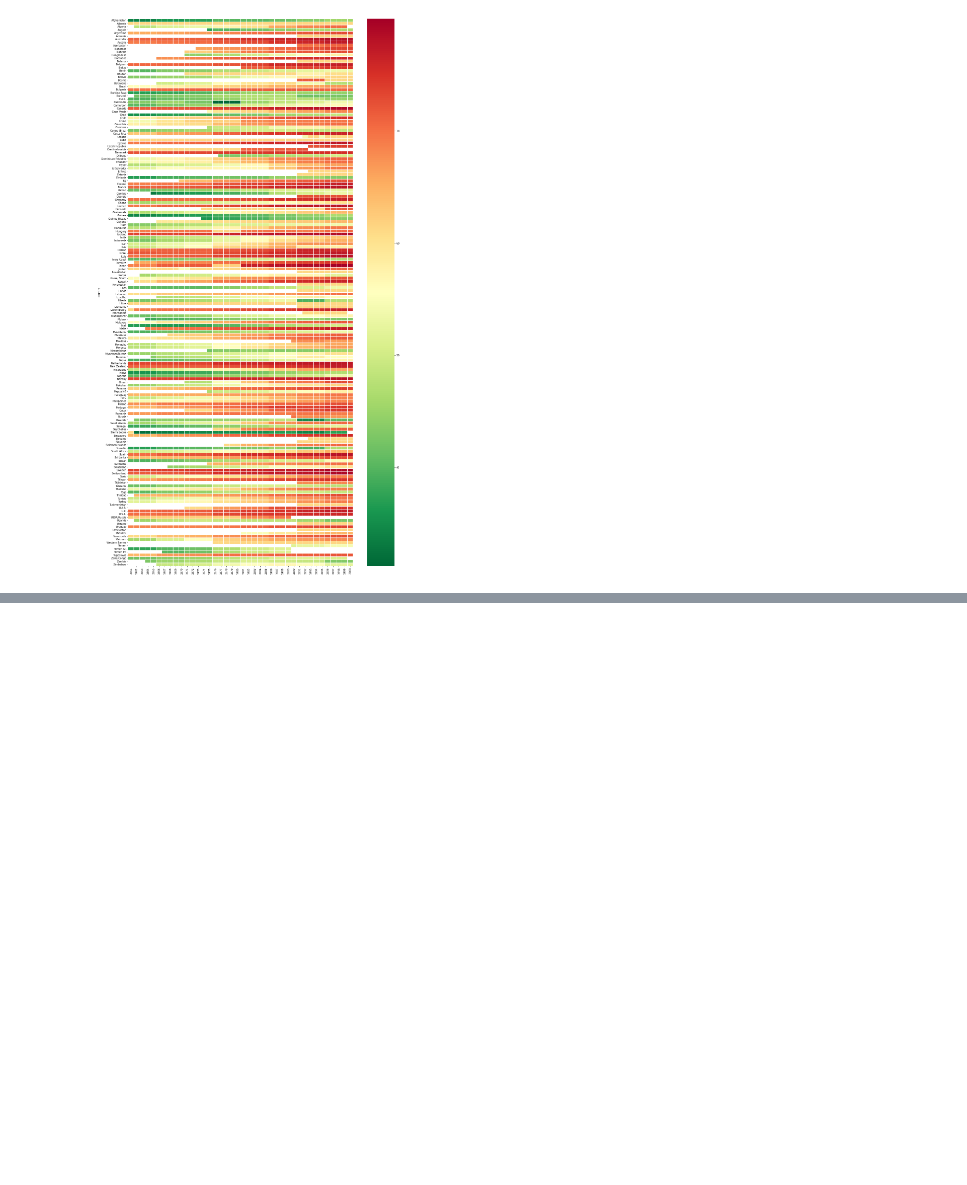
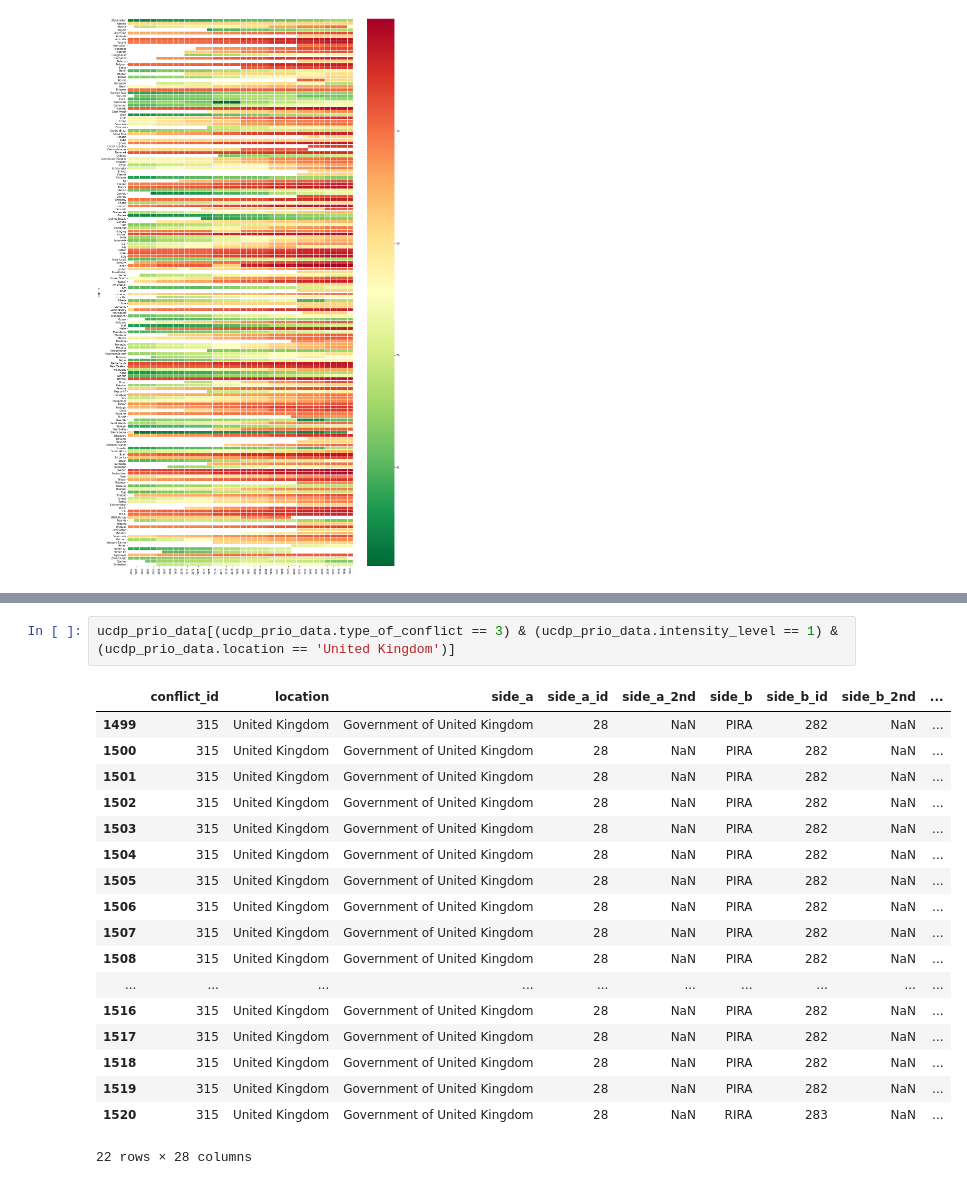
Before and after one commit to epfl-ada/ada-2020-project-milestone-p3-p3_limonada, a Jupyter notebook: creative_extension.ipynb, the cells around one changed output, grey strips where cells are left out. Drawn from its saved outputs; the diff is of its cells as text; blank space fills up the shorter version.

Commit message:
Analysed conflicts

```diff
--- a/creative_extension.ipynb
+++ b/creative_extension.ipynb
@@ -186,0 +263,21 @@ plt.show()
+# %%
+ucdp_prio_data[(ucdp_prio_data.type_of_conflict == 3) & (ucdp_prio_data.intensity_level == 1) & (ucdp_prio_data.location == 'United Kingdom')]
+# %% [output]
+|  | conflict_id | location | side_a | side_a_id | side_a_2nd | side_b | side_b_id | side_b_2nd | ... |
+| 1499 | 315 | United Kingdom | Government of United Kingdom | 28 | NaN | PIRA | 282 | NaN | ... |
+| 1500 | 315 | United Kingdom | Government of United Kingdom | 28 | NaN | PIRA | 282 | NaN | ... |
+| 1501 | 315 | United Kingdom | Government of United Kingdom | 28 | NaN | PIRA | 282 | NaN | ... |
+| 1502 | 315 | United Kingdom | Government of United Kingdom | 28 | NaN | PIRA | 282 | NaN | ... |
+| 1503 | 315 | United Kingdom | Government of United Kingdom | 28 | NaN | PIRA | 282 | NaN | ... |
+| 1504 | 315 | United Kingdom | Government of United Kingdom | 28 | NaN | PIRA | 282 | NaN | ... |
+| 1505 | 315 | United Kingdom | Government of United Kingdom | 28 | NaN | PIRA | 282 | NaN | ... |
+| 1506 | 315 | United Kingdom | Government of United Kingdom | 28 | NaN | PIRA | 282 | NaN | ... |
+| 1507 | 315 | United Kingdom | Government of United Kingdom | 28 | NaN | PIRA | 282 | NaN | ... |
+| 1508 | 315 | United Kingdom | Government of United Kingdom | 28 | NaN | PIRA | 282 | NaN | ... |
+| ... | ... | ... | ... | ... | ... | ... | ... | ... | ... |
+| 1516 | 315 | United Kingdom | Government of United Kingdom | 28 | NaN | PIRA | 282 | NaN | ... |
+| 1517 | 315 | United Kingdom | Government of United Kingdom | 28 | NaN | PIRA | 282 | NaN | ... |
+| 1518 | 315 | United Kingdom | Government of United Kingdom | 28 | NaN | PIRA | 282 | NaN | ... |
+| 1519 | 315 | United Kingdom | Government of United Kingdom | 28 | NaN | PIRA | 282 | NaN | ... |
+| 1520 | 315 | United Kingdom | Government of United Kingdom | 28 | NaN | RIRA | 283 | NaN | ... |
+22 rows × 28 columns
```
Also changed, not shown: parts of 12 cells of this notebook.
